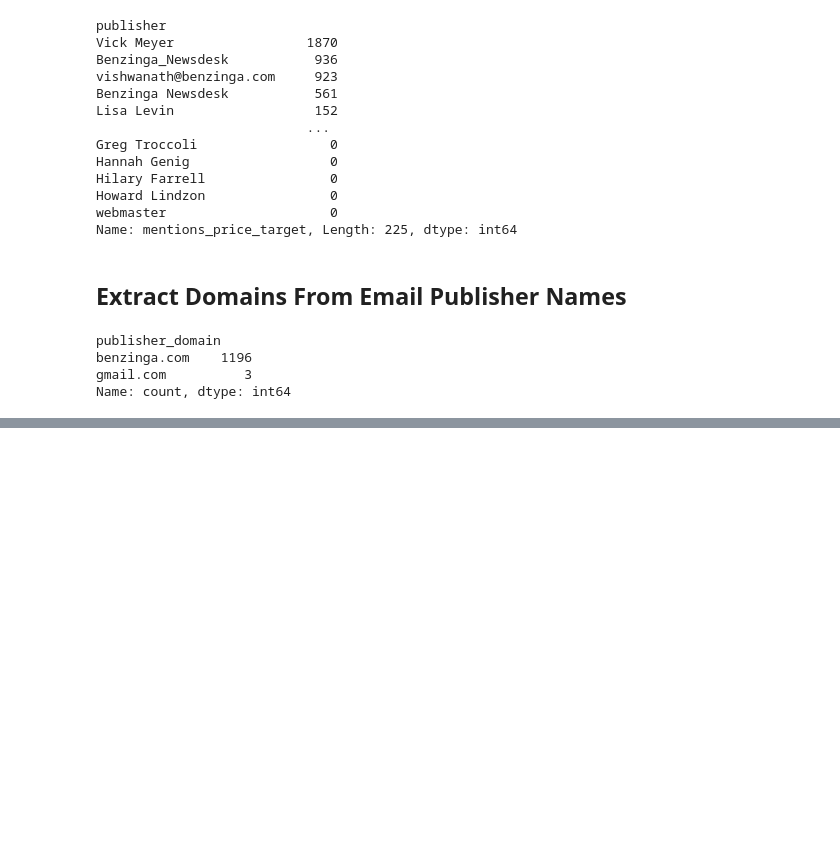
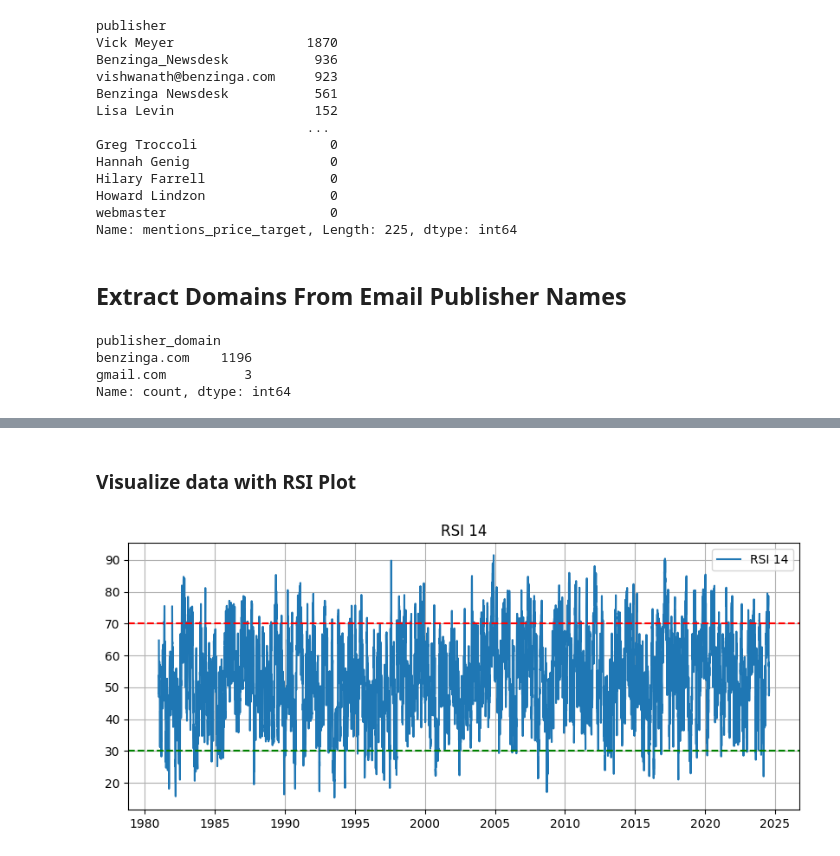
Before and after one commit to befkir/Financial-news-and-stock-analysis, a Jupyter notebook: notebooks/eda_analysis.ipynb, the cells around one changed output, grey strips where cells are left out. Saved outputs shown, nothing was run; the diff lists cells and outputs as text; code cells hidden in the pictures; blank space fills up the shorter version.

```diff
--- a/notebooks/eda_analysis.ipynb
+++ b/notebooks/eda_analysis.ipynb
@@ -232,0 +297,13 @@ Name: count, dtype: int64
+# %% [markdown]
+### Visualize data with RSI Plot
+# %%
+plt.figure(figsize=(10, 4))
+plt.plot(df['RSI_14'], label='RSI 14')
+plt.axhline(70, color='r', linestyle='--')
+plt.axhline(30, color='g', linestyle='--')
+plt.title('RSI 14')
+plt.legend()
+plt.grid()
+plt.show()
+# %% [output]
+[figure, added]
```
Also changed, not shown: parts of 17 cells of this notebook.
